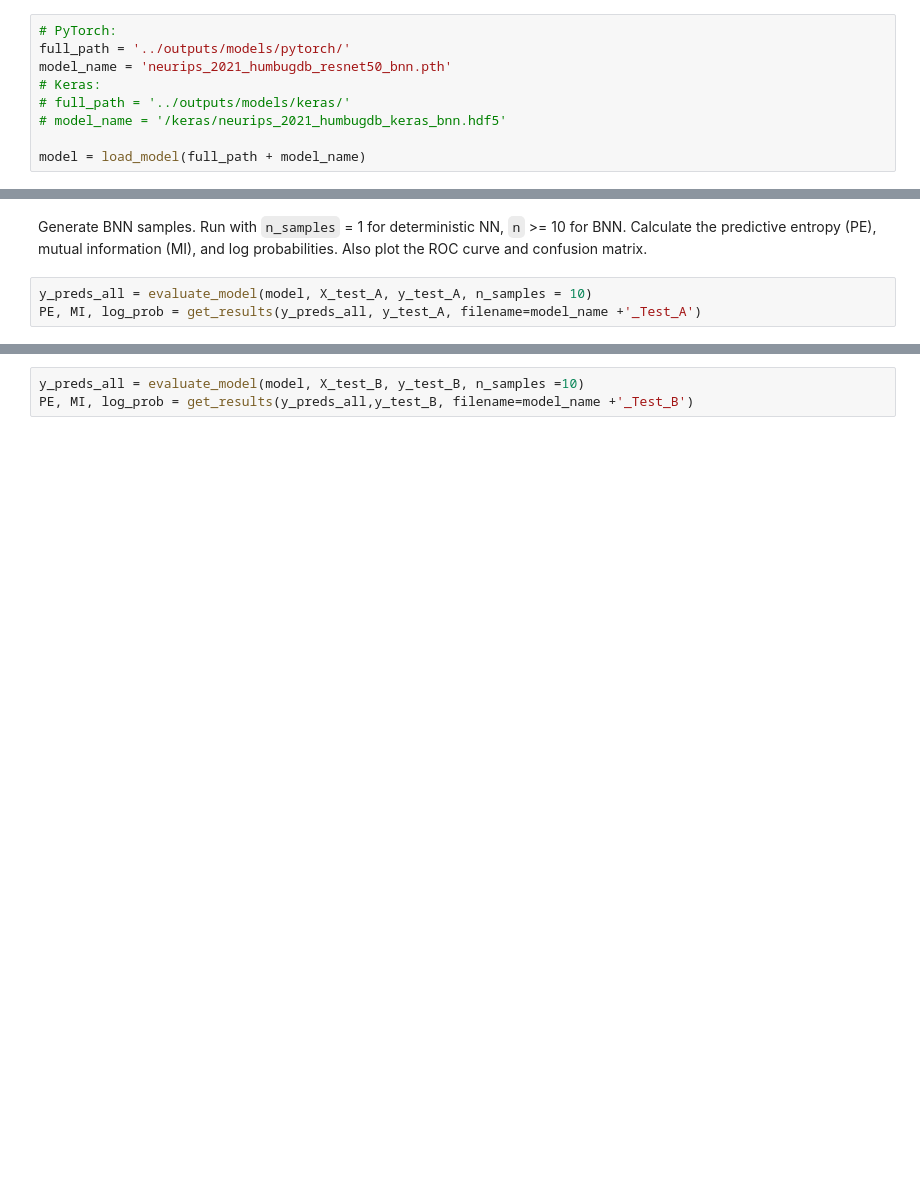
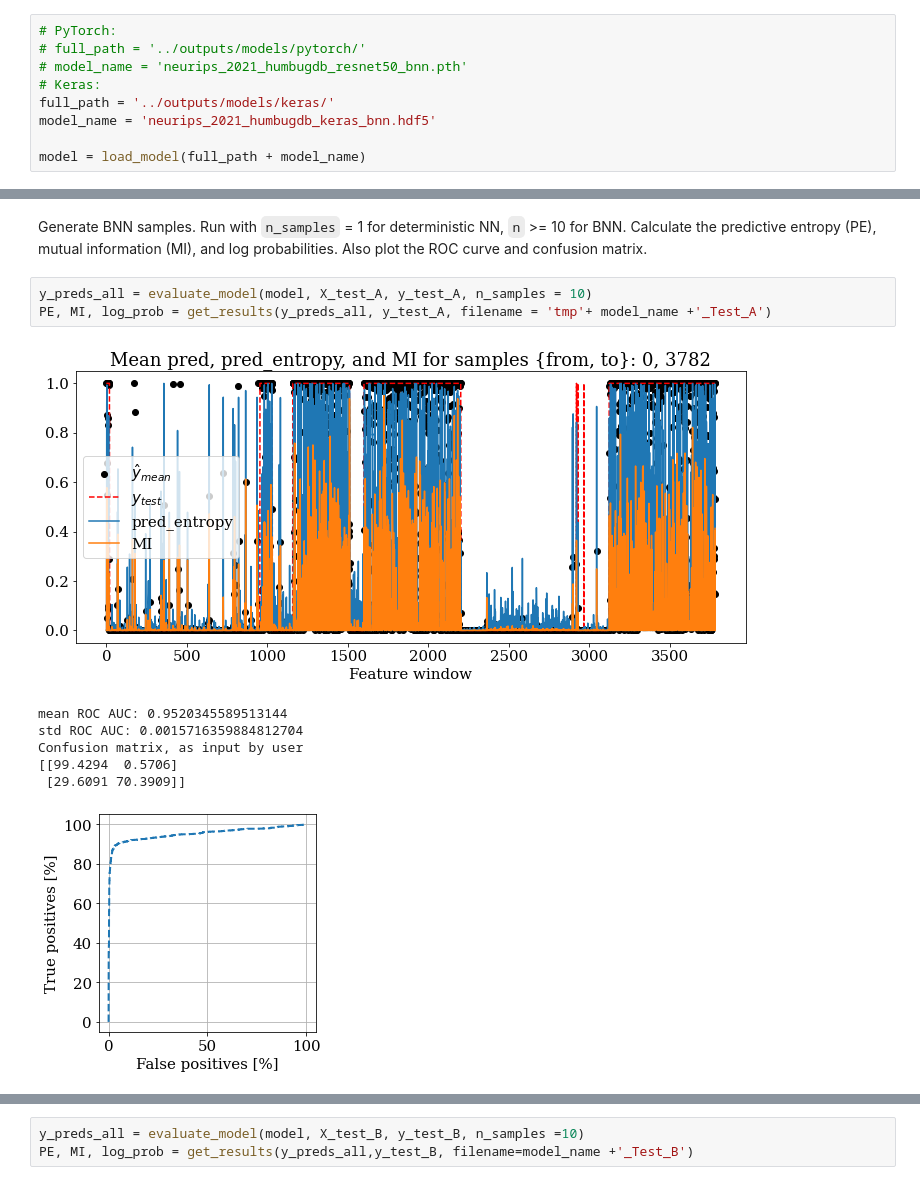
Before and after one commit to HumBug-Mosquito/HumBugDB, a Jupyter notebook: notebooks/main.ipynb, the cells around one changed output, grey strips where cells are left out. Drawn from its saved outputs; the diff is of its cells as text; blank space fills up the shorter version.

```diff
--- a/notebooks/main.ipynb
+++ b/notebooks/main.ipynb
@@ -104,9 +114,9 @@ X_test_A, y_test_A, X_test_B, y_test_B = get_test_from_df(df_test_A, df_test_B,
 # %%
 # PyTorch:
-full_path = '../outputs/models/pytorch/'
-model_name = 'neurips_2021_humbugdb_resnet50_bnn.pth'
+# full_path = '../outputs/models/pytorch/'
+# model_name = 'neurips_2021_humbugdb_resnet50_bnn.pth'
 # Keras:
-# full_path = '../outputs/models/keras/'
-# model_name = '/keras/neurips_2021_humbugdb_keras_bnn.hdf5'
+full_path = '../outputs/models/keras/'
+model_name = 'neurips_2021_humbugdb_keras_bnn.hdf5'
 
 model = load_model(full_path + model_name)
@@ -114,4 +131,12 @@ model = load_model(full_path + model_name)
 Generate BNN samples. Run with `n_samples` = 1 for deterministic NN, `n` >= 10 for BNN. Calculate the predictive entropy (PE), mutual information (MI), and log probabilities. Also plot the ROC curve and confusion matrix.
 # %%
 y_preds_all = evaluate_model(model, X_test_A, y_test_A, n_samples = 10)
-PE, MI, log_prob = get_results(y_preds_all, y_test_A, filename=model_name +'_Test_A')
+PE, MI, log_prob = get_results(y_preds_all, y_test_A, filename = 'tmp'+ model_name +'_Test_A')
+# %% [output]
+[figure, added]
+mean ROC AUC: 0.9520345589513144
+std ROC AUC: 0.0015716359884812704
+Confusion matrix, as input by user
+[[99.4294  0.5706]
+ [29.6091 70.3909]]
+[figure, added]
```
Also changed, not shown: parts of 6 cells of this notebook, 6 other files.
